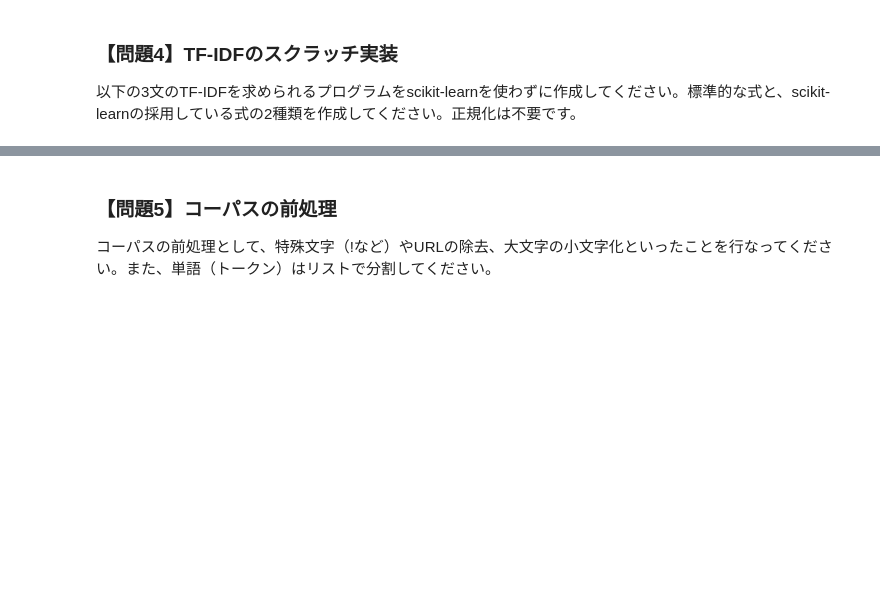
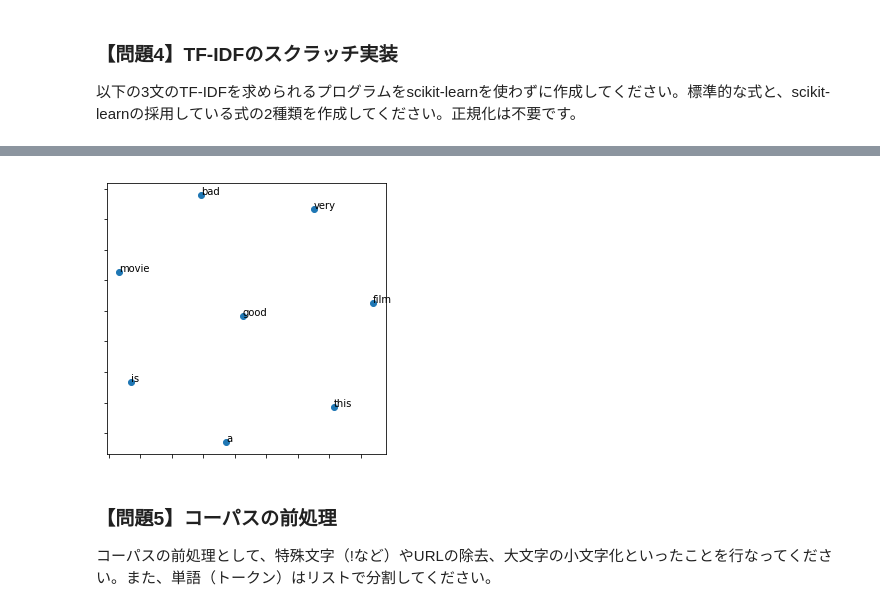
Before and after one commit to YousukeAnai/diveintocode-ml, a Jupyter notebook: Sprint21.ipynb, the cells around one changed output, grey strips where cells are left out. Cells and saved outputs as stored; diff of their text form; code cells hidden in the pictures; blank space fills up the shorter version.

```diff
--- a/Sprint21.ipynb
+++ b/Sprint21.ipynb
@@ -279,0 +209,3 @@ TypeError: expected string or bytes-like object
+# %%
+result_df = pd.DataFrame(result_dict1, index=data)
+result_df
@@ -443,0 +399,15 @@ Test accuracy: 0.47856
+# %%
+#sklearn
+tfidf_sk_arr = np.zeros((3, 13))
+for j in range(3):
+    for i in range(13):
+        n = result_df.iat[j, i]
+        s = result_df.sum(axis=1)[j]
+        N = result_df.shape[0]
+        d = (result_df.iloc[:,i] >= 1).sum()
+
+        tf = n
+        idf = np.log((1 + N) / (1 +  d)) + 1
+
+        tf_idf = tf * idf
+        tfidf_sk_arr[j ,i] = tf_idf
@@ -443,0 +426,11 @@ Test accuracy: 0.47856
+# %%
+from gensim.models import Word2Vec
+sentences = [['this', 'movie', 'is', 'very', 'good'], ['this', 'film', 'is', 'a', 'good'], ['very', 'bad', 'very', 'very', 'bad']]
+model = Word2Vec(min_count=1, size=10) # 次元数を10に設定
+model.build_vocab(sentences) # 準備
+model.train(sentences, total_examples=model.corpus_count, epochs=model.iter) # 学習
+
+print("語彙の一覧 : {}".format(model.wv.vocab.keys()))
+
+for vocab in model.wv.vocab.keys():
+    print("{}のベクトル : \n{}".format(vocab, model.wv[vocab]))
@@ -444,3 +455,21 @@ Test accuracy: 0.47856
+# %%
+from sklearn.manifold import TSNE
+import matplotlib.pyplot as plt
+
+vocabs = model.wv.vocab.keys()
+
+tsne_model = TSNE(perplexity=40, n_components=2, init="pca", n_iter=5000, random_state=23)
+vectors_tsne = tsne_model.fit_transform(model[vocabs])
+
+fig, ax = plt.subplots(figsize=(5,5))
+ax.scatter(vectors_tsne[:, 0], vectors_tsne[:, 1])
+for i, word in enumerate(list(vocabs)):
+    plt.annotate(word, xy=(vectors_tsne[i, 0], vectors_tsne[i, 1]))
+ax.set_yticklabels([])
+ax.set_xticklabels([])
+plt.show()
+# %% [output]
+[figure, added]
 # %% [markdown]
 ### 【問題5】コーパスの前処理
 コーパスの前処理として、特殊文字（!など）やURLの除去、大文字の小文字化といったことを行なってください。また、単語（トークン）はリストで分割してください。
```
Also changed, not shown: parts of 53 cells of this notebook.
